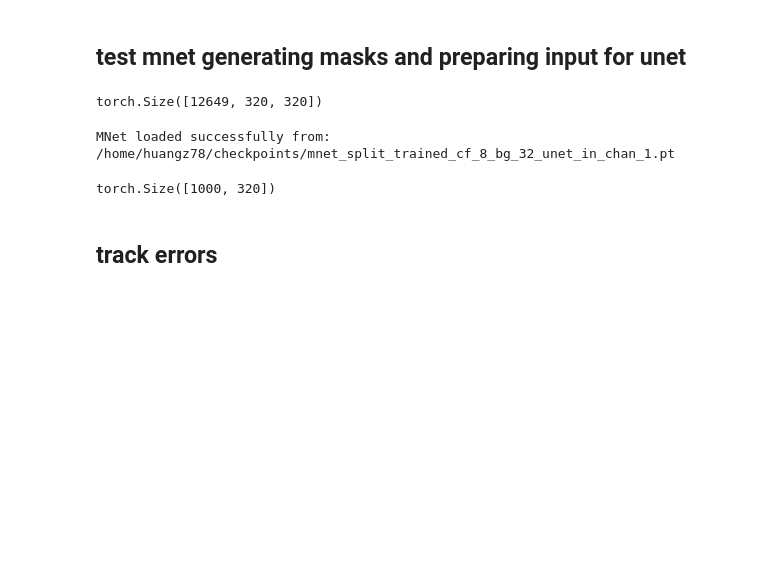
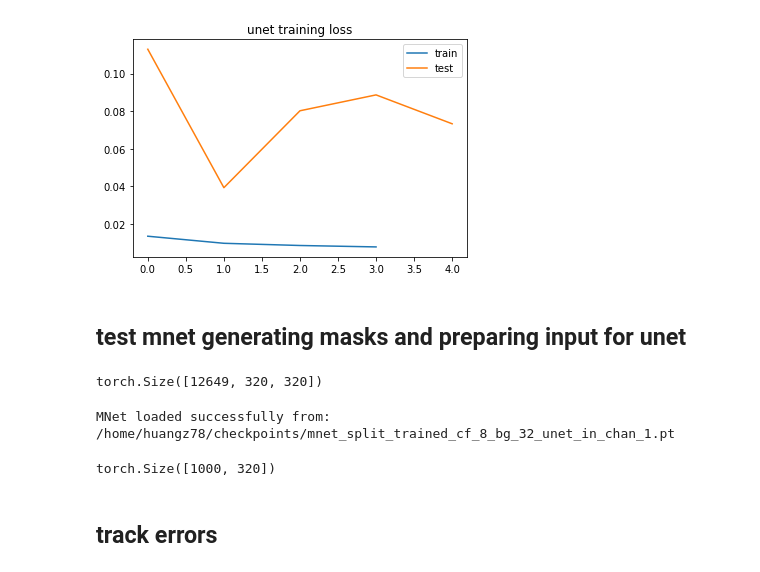
Before and after one commit to zhishenhuang/mri, a Jupyter notebook: unet_solver.ipynb, the cells around one changed output. Cells and saved outputs as stored; diff of their text form; code cells hidden in the pictures; blank space fills up the shorter version.

```diff
--- a/unet_solver.ipynb
+++ b/unet_solver.ipynb
@@ -25,3 +40,12 @@ from unet_model import UNet
+# %%
+plt.figure()
+plt.plot(hist['trainloss_epoch'],label='train')
+plt.plot(hist['testloss'],label='test')
+plt.title('unet training loss')
+plt.legend(loc='best')
+plt.show()
+# %% [output]
+[figure, added]
 # %% [markdown]
 ## test mnet generating masks and preparing input for unet
 # %%
```
Also changed, not shown: parts of 2 cells of this notebook, 4 other files.
